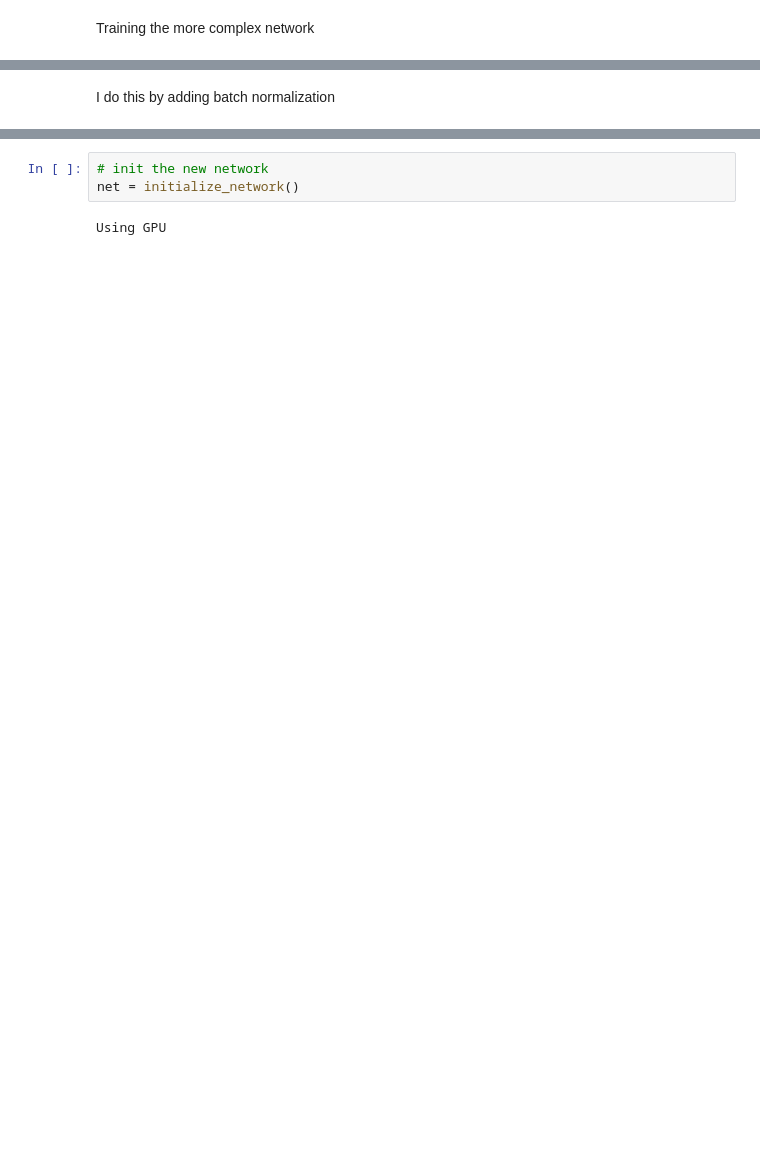
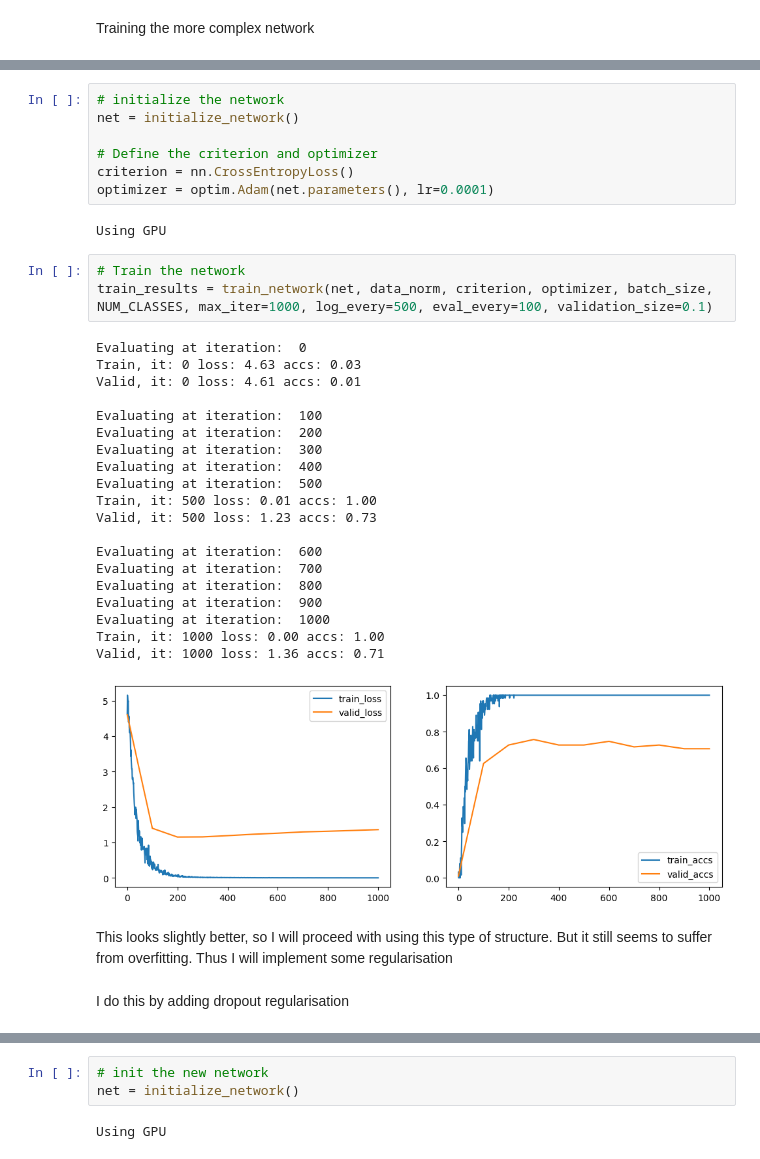
Before and after one commit to SalisMaxima/02456-deep-learning-with-PyTorch, a Jupyter notebook: 6_Mini_Project/6.1-EXE-Kaggle-Leaf-Challenge.ipynb, the cells around one changed output, grey strips where cells are left out. Cells and saved outputs as stored; diff of their text form; blank space fills up the shorter version.

```diff
--- a/6_Mini_Project/6.1-EXE-Kaggle-Leaf-Challenge.ipynb
+++ b/6_Mini_Project/6.1-EXE-Kaggle-Leaf-Challenge.ipynb
@@ -1372,3 +1452,38 @@ My previous network showed  clear signs of overfitting. Therefore I will proceed
+# %%
+# initialize the network
+net = initialize_network()
+
+# Define the criterion and optimizer
+criterion = nn.CrossEntropyLoss()
+optimizer = optim.Adam(net.parameters(), lr=0.0001)
+# %% [output]
+Using GPU
+# %%
+# Train the network
+train_results = train_network(net, data_norm, criterion, optimizer, batch_size, NUM_CLASSES, max_iter=1000, log_every=500, eval_every=100, validation_size=0.1)
+# %% [output]
+Evaluating at iteration:  0
+Train, it: 0 loss: 4.63 accs: 0.03
+Valid, it: 0 loss: 4.61 accs: 0.01
+
+Evaluating at iteration:  100
+Evaluating at iteration:  200
+Evaluating at iteration:  300
+Evaluating at iteration:  400
+Evaluating at iteration:  500
+Train, it: 500 loss: 0.01 accs: 1.00
+Valid, it: 500 loss: 1.23 accs: 0.73
+
+Evaluating at iteration:  600
+Evaluating at iteration:  700
+Evaluating at iteration:  800
+Evaluating at iteration:  900
+Evaluating at iteration:  1000
+Train, it: 1000 loss: 0.00 accs: 1.00
+Valid, it: 1000 loss: 1.36 accs: 0.71
+[figure, added]
+# %% [markdown]
+This looks slightly better, so I will proceed with using this type of structure. But it still seems to suffer from overfitting. Thus I will implement some regularisation
 # %% [markdown]
-I do this by adding batch normalization
+I do this by adding dropout regularisation
 # %%
```
Also changed, not shown: parts of 37 cells of this notebook.
